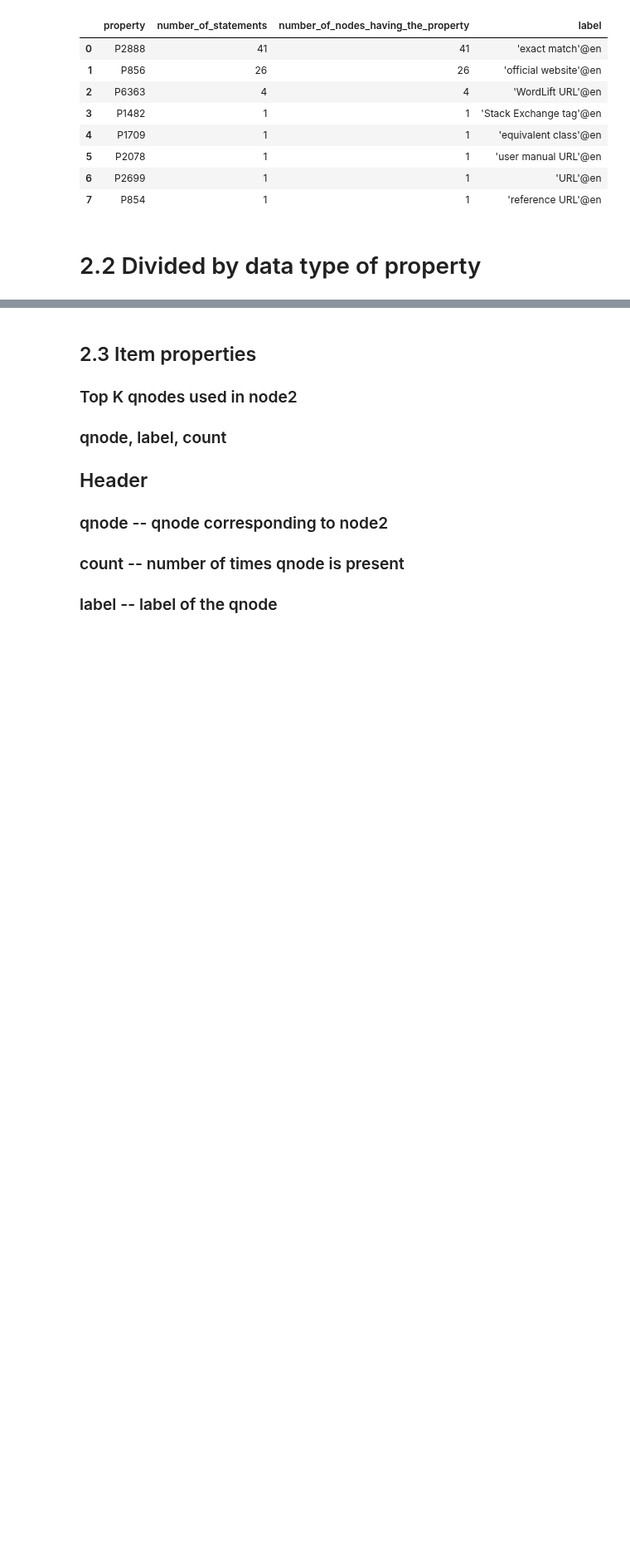
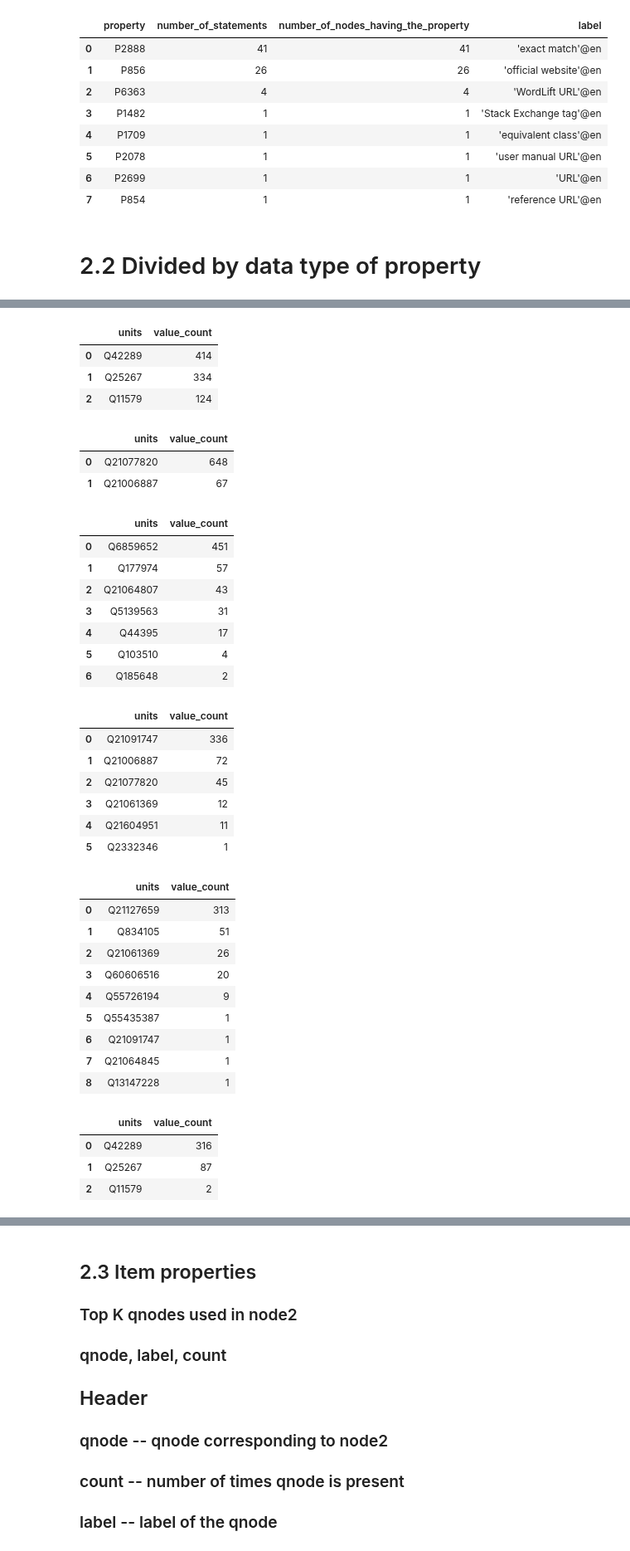
Before and after one commit to usc-isi-i2/kgtk, a Jupyter notebook: examples/Example_9-Wikidata_Subset_Statistics_.ipynb, the cells around one changed output, grey strips where cells are left out. Shown at 83% size. Cells and saved outputs as stored; diff of their text form; code cells hidden in the pictures; blank space fills up the shorter version.

```diff
--- a/examples/Example_9-Wikidata_Subset_Statistics_.ipynb
+++ b/examples/Example_9-Wikidata_Subset_Statistics_.ipynb
@@ -450,0 +487,4 @@ for type,name, output_file in types:
+# %%
+for ele in df_quantity_data_type:
+    display(ele)
+# %% [output]
@@ -450,0 +510,36 @@ for type,name, output_file in types:
+|  | units | value_count |
+| 0 | Q42289 | 414 |
+| 1 | Q25267 | 334 |
+| 2 | Q11579 | 124 |
+|  | units | value_count |
+| 0 | Q21077820 | 648 |
+| 1 | Q21006887 | 67 |
+|  | units | value_count |
+| 0 | Q6859652 | 451 |
+| 1 | Q177974 | 57 |
+| 2 | Q21064807 | 43 |
+| 3 | Q5139563 | 31 |
+| 4 | Q44395 | 17 |
+| 5 | Q103510 | 4 |
+| 6 | Q185648 | 2 |
+|  | units | value_count |
+| 0 | Q21091747 | 336 |
+| 1 | Q21006887 | 72 |
+| 2 | Q21077820 | 45 |
+| 3 | Q21061369 | 12 |
+| 4 | Q21604951 | 11 |
+| 5 | Q2332346 | 1 |
+|  | units | value_count |
+| 0 | Q21127659 | 313 |
+| 1 | Q834105 | 51 |
+| 2 | Q21061369 | 26 |
+| 3 | Q60606516 | 20 |
+| 4 | Q55726194 | 9 |
+| 5 | Q55435387 | 1 |
+| 6 | Q21091747 | 1 |
+| 7 | Q21064845 | 1 |
+| 8 | Q13147228 | 1 |
+|  | units | value_count |
+| 0 | Q42289 | 316 |
+| 1 | Q25267 | 87 |
+| 2 | Q11579 | 2 |
```
Also changed, not shown: parts of 6 cells of this notebook.
